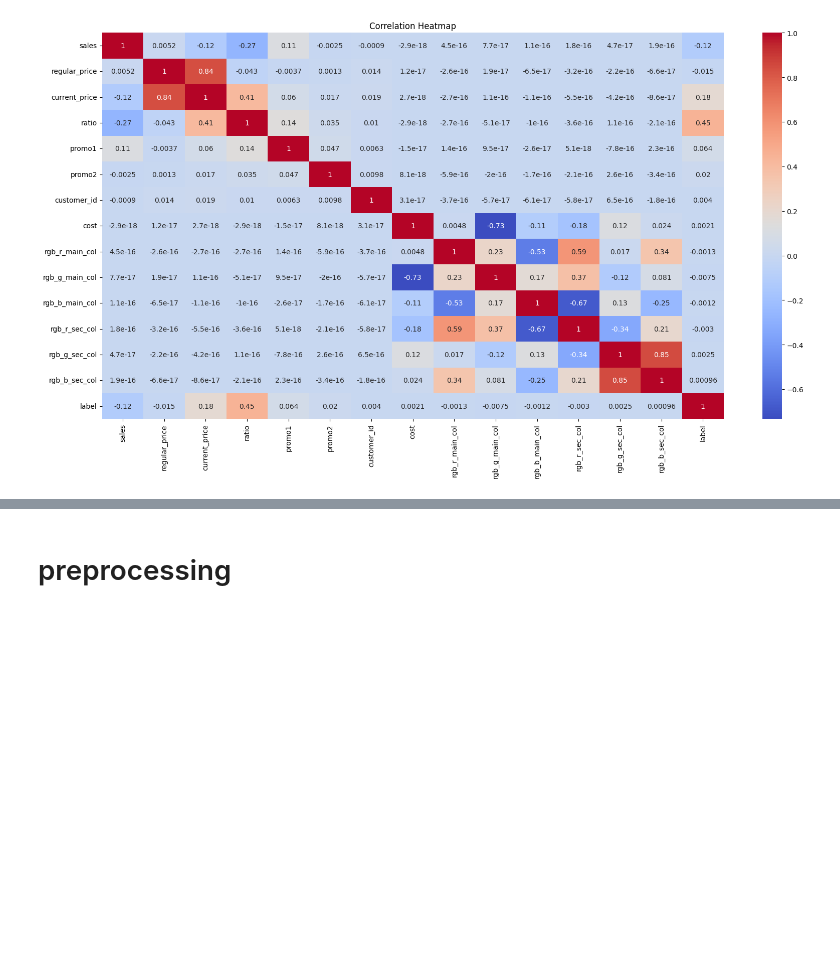
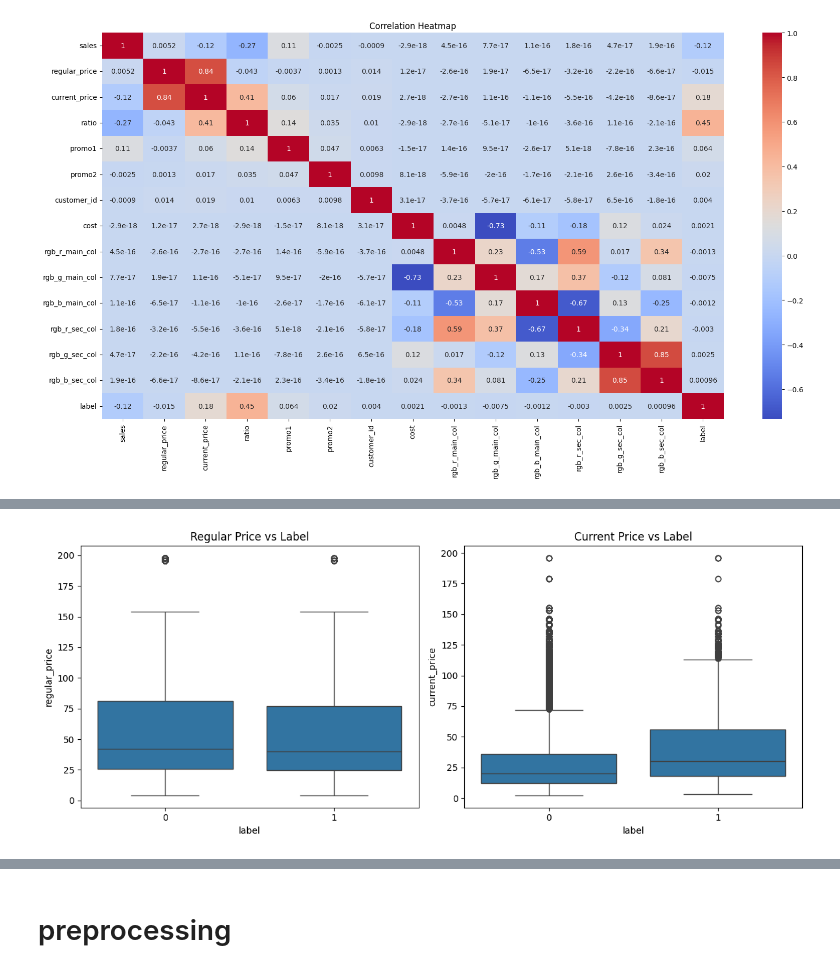
Before and after one commit to youssefelzahar/Marketing_campaign_ML_model, a Jupyter notebook: model.ipynb, the cells around one changed output, grey strips where cells are left out. Saved outputs shown, nothing was run; the diff lists cells and outputs as text; code cells hidden in the pictures; blank space fills up the shorter version.

```diff
--- a/model.ipynb
+++ b/model.ipynb
@@ -128,0 +123,12 @@ plt.show()
+# %%
+fig, axes = plt.subplots(1, 2, figsize=(12, 5))
+sns.boxplot(data=data, x='label', y='regular_price', ax=axes[0])
+axes[0].set_title('Regular Price vs Label')
+
+sns.boxplot(data=data, x='label', y='current_price', ax=axes[1])
+axes[1].set_title('Current Price vs Label')
+
+plt.tight_layout()
+plt.show()
+# %% [output]
+[figure, added]
```
Also changed, not shown: parts of 8 cells of this notebook.
